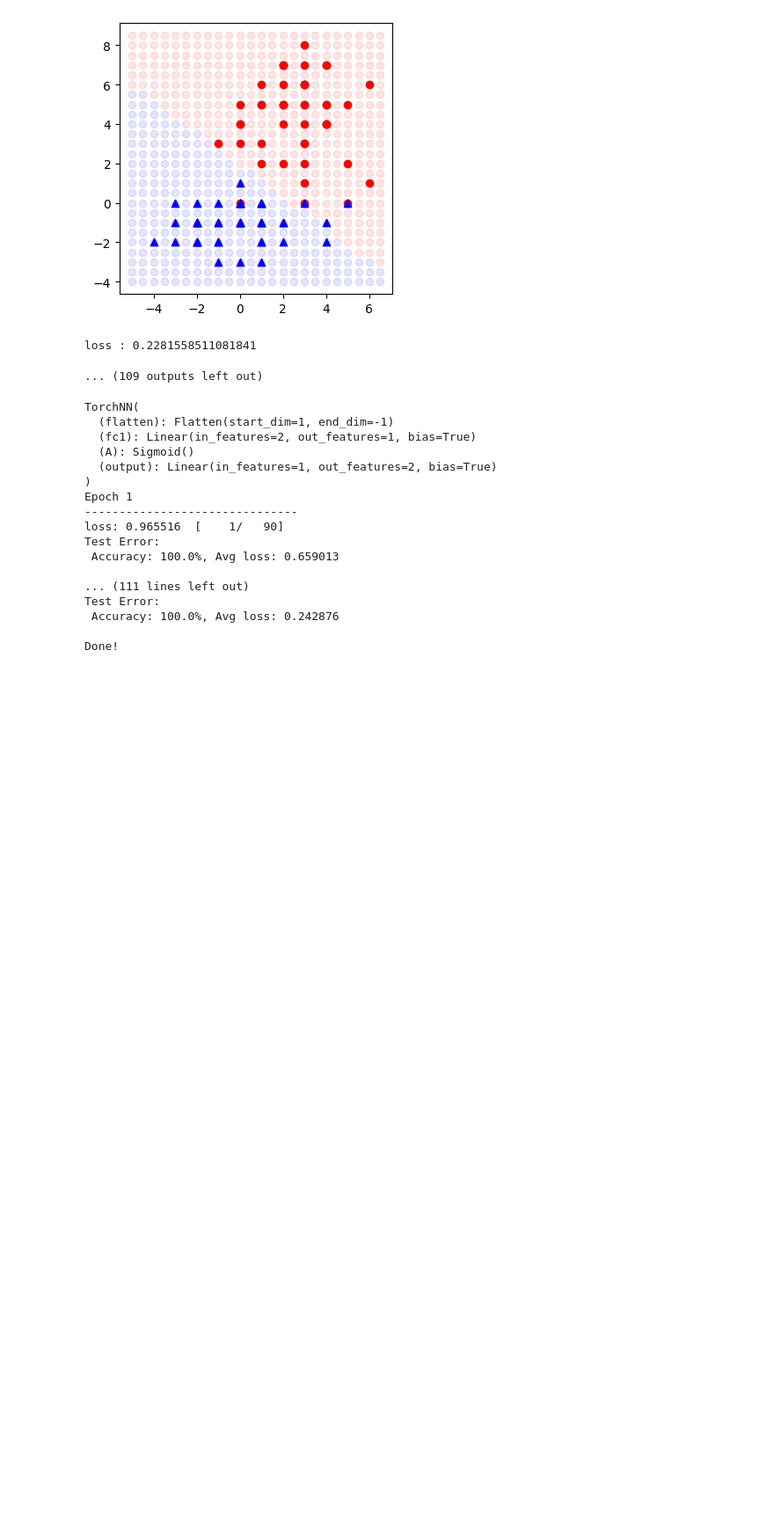
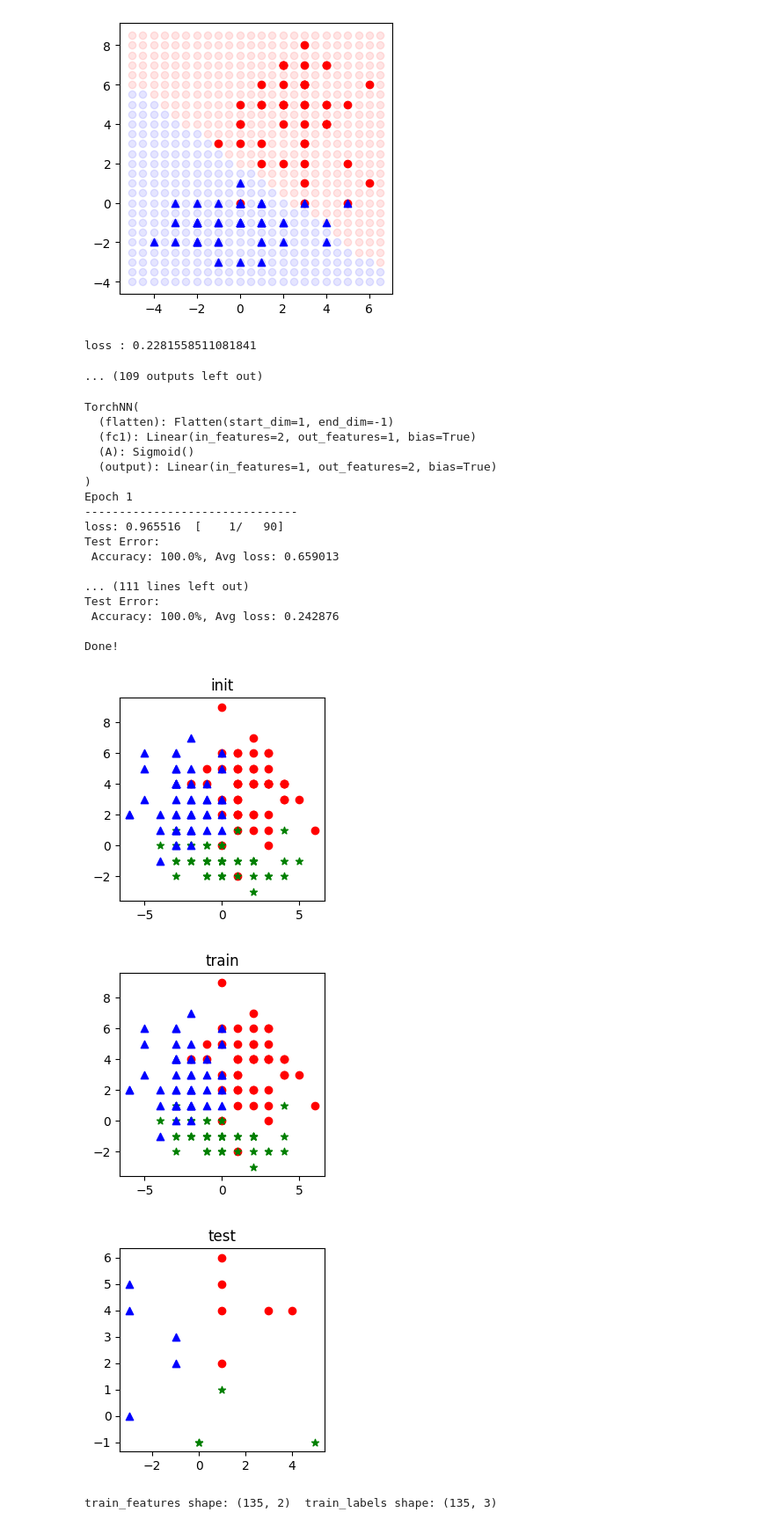
Before and after one commit to Lyshen/PiggyToy, a Jupyter notebook: Lesson02_SGD_practice.ipynb, the cells around one changed output. Shown at 88% size. Saved outputs shown, nothing was run; the diff lists cells and outputs as text; code cells hidden in the pictures; blank space fills up the shorter version.

```diff
--- a/Lesson02_SGD_practice.ipynb
+++ b/Lesson02_SGD_practice.ipynb
@@ -357,3 +362,37 @@ Test Error:
  Accuracy: 100.0%, Avg loss: 0.242876
 
 Done!
+# %%
+# Generate serveral normal subsample datasets and scatter them on the figure
+size_of_class = 3
+size_of_sample = 50
+size_of_feature = 2
+means = [(2,4), (0,-1), (-2,3)]
+vars = [[[2,0], [0,5]], [[4,0], [0,1]], [[3,0],[0,3]]]
+markers = ['o', '*', '^']
+colors = ['r', 'g', 'b']
+
+labels = []
+features = []
+for i in range(size_of_class):
+    label = np.zeros((size_of_sample, size_of_class))
+    label[:, i] = 1.
+    feature = np.round(np.random.multivariate_normal(means[i], vars[i], size_of_sample))
+
+    labels.append(label)
+    features.append(feature)
+
+labels = np.concatenate(labels, axis=0)
+features = np.concatenate(features, axis=0)
+
+train_features, train_labels, test_features, test_labels = split_train_and_test_data(features, labels)
+
+plot_features_and_labels(features, labels, size_of_class, markers, colors, 'init')
+plot_features_and_labels(train_features, train_labels, size_of_class, markers, colors, 'train')
+plot_features_and_labels(test_features, test_labels, size_of_class, markers, colors, 'test')
+print('train_features shape:',train_features.shape, ' train_labels shape:', train_labels.shape)
+# %% [output]
+[figure, added]
+[figure, added]
+[figure, added]
+train_features shape: (135, 2)  train_labels shape: (135, 3)
```
Also changed, not shown: parts of 3 cells of this notebook.
